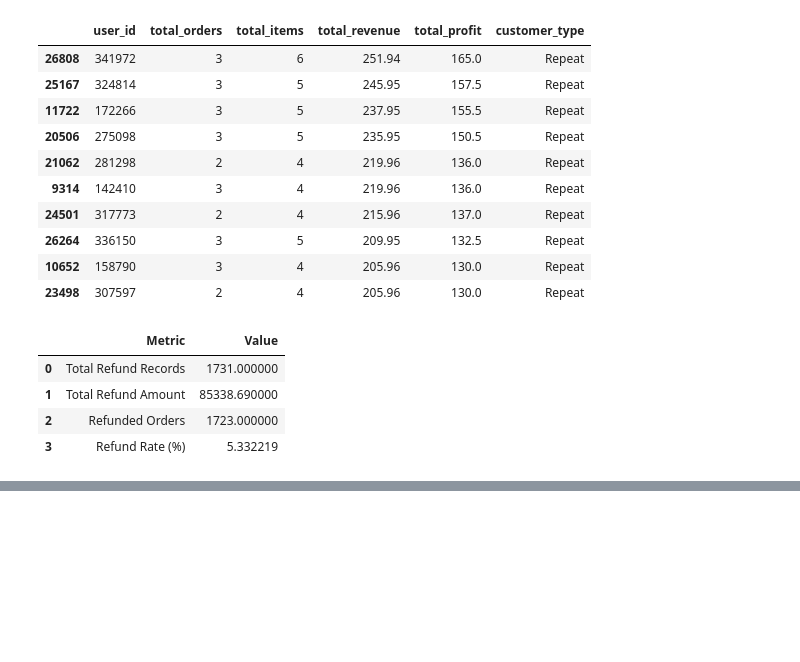
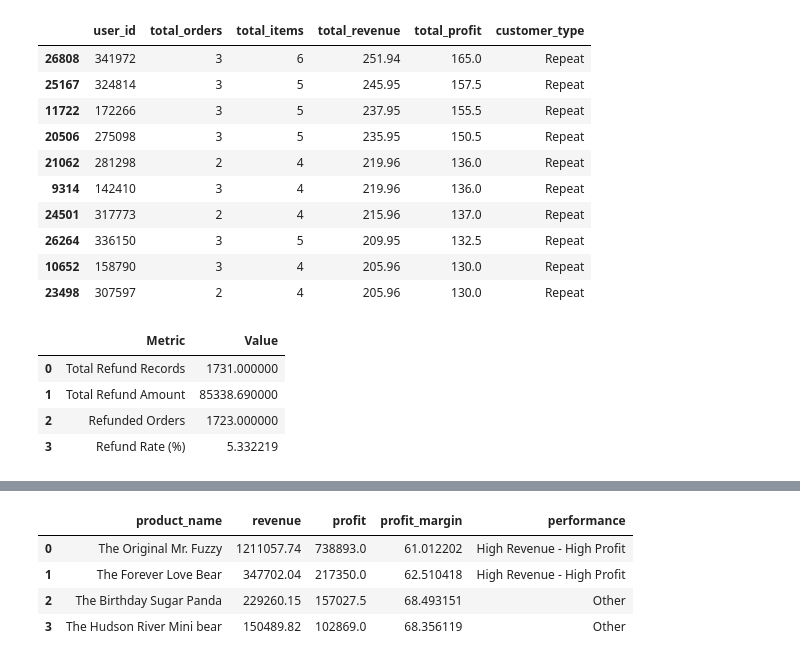
Before and after one commit to suyashverma0/Toylytics-Ecommerce-Sales-Analytics, a Jupyter notebook: Python/notebooks/03_business_analysis.ipynb.ipynb, the cells around one changed output, grey strips where cells are left out. Cells and saved outputs as stored; diff of their text form; code cells hidden in the pictures; blank space fills up the shorter version.

```diff
--- a/Python/notebooks/03_business_analysis.ipynb.ipynb
+++ b/Python/notebooks/03_business_analysis.ipynb.ipynb
@@ -460,0 +506,45 @@ product_refunds = (
+# %%
+product_summary["performance"] = np.select(
+    [
+        (
+            (product_summary["revenue"] >=
+             product_summary["revenue"].median())
+            &
+            (product_summary["profit"] >=
+             product_summary["profit"].median())
+        ),
+        (
+            (product_summary["revenue"] >=
+             product_summary["revenue"].median())
+            &
+            (product_summary["profit"] <
+             product_summary["profit"].median())
+        )
+    ],
+    [
+        "High Revenue - High Profit",
+        "High Revenue - Low Profit"
+    ],
+    default="Other"
+)
+# %%
+display(
+    product_summary[
+        [
+            "product_name",
+            "revenue",
+            "profit",
+            "profit_margin",
+            "performance"
+        ]
+    ].sort_values(
+        "revenue",
+        ascending=False
+    )
+)
+# %% [output]
+|  | product_name | revenue | profit | profit_margin | performance |
+| 0 | The Original Mr. Fuzzy | 1211057.74 | 738893.0 | 61.012202 | High Revenue - High Profit |
+| 1 | The Forever Love Bear | 347702.04 | 217350.0 | 62.510418 | High Revenue - High Profit |
+| 2 | The Birthday Sugar Panda | 229260.15 | 157027.5 | 68.493151 | Other |
+| 3 | The Hudson River Mini bear | 150489.82 | 102869.0 | 68.356119 | Other |
```
Also changed, not shown: parts of 5 cells of this notebook, 10 other files.
